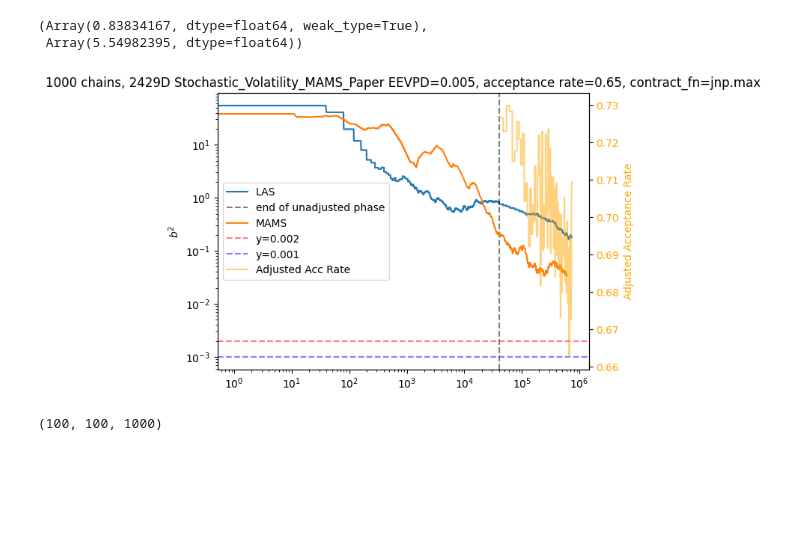
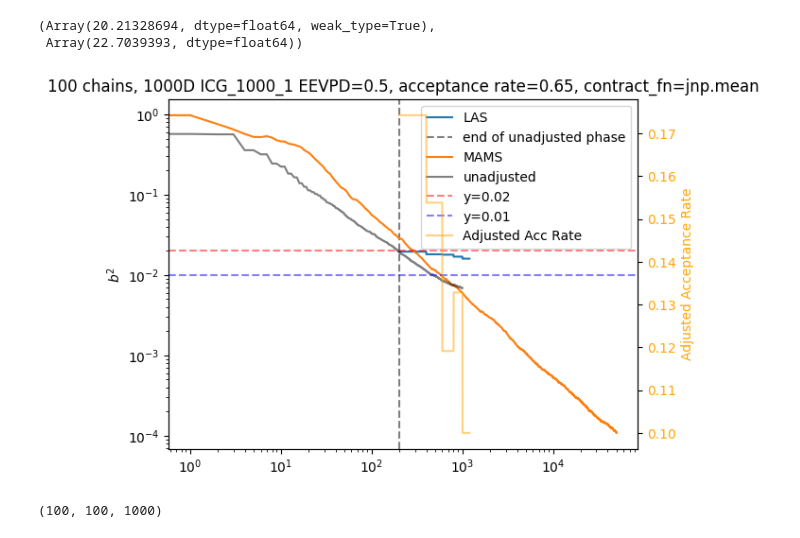
Before and after one commit to reubenharry/sampler-benchmarks, a Jupyter notebook: sampler-comparison/sampler_comparison/samplers/las.ipynb, the cells around one changed output. Saved outputs shown, nothing was run; the diff lists cells and outputs as text; code cells hidden in the pictures; blank space fills up the shorter version.

```diff
--- a/sampler-comparison/sampler_comparison/samplers/las.ipynb
+++ b/sampler-comparison/sampler_comparison/samplers/las.ipynb
@@ -293,8 +295,8 @@ def las(num_adjusted_steps, num_chains, diagonal_preconditioning=True, target_ac
 
     return s
 # %%
-model = stochastic_volatility_mams_paper
-# model = IllConditionedGaussian(ndims=1000, condition_number=1, eigenvalues='log')
+# model = stochastic_volatility_mams_paper
+model = IllConditionedGaussian(ndims=1000, condition_number=1, eigenvalues='log')
 # model = IllConditionedGaussian(ndims=2, condition_number=1, eigenvalues='log')
 # %%
 # run las on banana
@@ -342,29 +337,27 @@ adjusted_samples = jax.vmap(jax.vmap(model.default_event_space_bijector))(adjust
 # %%
+unadjusted_error_at_each_step = get_standardized_squared_error(
+    unadjusted_samples[None, :, :],
+    f=model.sample_transformations["square"].fn,
+    E_f=model.sample_transformations["square"].ground_truth_mean,
+    Var_f=model.sample_transformations["square"].ground_truth_standard_deviation**2,
+    contract_fn=jnp.mean
+    )[0]
 
 
-adjusted_error_at_each_step = ((((adjusted_samples**2).mean(axis=1) - model.sample_transformations["square"].ground_truth_mean[None, :])**2)/(model.sample_transformations["square"].ground_truth_standard_deviation[None, :]**2)).max(axis=-1)
+adjusted_error_at_each_step = ((((adjusted_samples**2).mean(axis=1) - model.sample_transformations["square"].ground_truth_mean[None, :])**2)/(model.sample_transformations["square"].ground_truth_standard_deviation[None, :]**2)).mean(axis=-1)
 
 # adjusted_error_at_each_step = np.concatenate([[0], adjusted_error_at_each_step])
-adjusted_error_at_each_step = np.repeat(adjusted_error_at_each_step, np.ceil(infos.num_integration_steps.mean(axis=1)).astype(jnp.int32)*num_chains*adjusted_num_grads_per_integrator_step)
+adjusted_error_at_each_step = np.repeat(np.concatenate([np.array([unadjusted_error_at_each_step[num_chains]]), adjusted_error_at_each_step[:-1]]), np.ceil(infos.num_integration_steps.mean(axis=1)).astype(jnp.int32)*num_chains*adjusted_num_grads_per_integrator_step)
 
 adjusted_acc_rate_at_each_step = np.repeat(infos.acceptance_rate.mean(axis=1), np.ceil(infos.num_integration_steps.mean(axis=1)).astype(jnp.int32)*num_chains*adjusted_num_grads_per_integrator_step)
 
 
 
-# cumulative_adjusted_error_at_each_step = np.cumsum(adjusted_error_at_each_step)/np.arange(1, adjusted_error_at_each_step.shape[0]+1)
-
-unadjusted_error_at_each_step = get_standardized_squared_error(
-    unadjusted_samples[None, :, :],
-    f=model.sample_transformations["square"].fn,
-    E_f=model.sample_transformations["square"].ground_truth_mean,
-    Var_f=model.sample_transformations["square"].ground_truth_standard_deviation**2,
-    contract_fn=jnp.max
-    )[0]
-
 unadjusted_error_at_each_step = np.repeat(unadjusted_error_at_each_step, unadjusted_num_grads_per_step)
 
 
-full = np.concatenate([unadjusted_error_at_each_step, adjusted_error_at_each_step])
+transition_point = num_chains * unadjusted_num_grads_per_step
+full = np.concatenate([np.ones((transition_point))+np.nan, adjusted_error_at_each_step])
 # %%
 from sampler_comparison.samplers.microcanonicalmontecarlo.adjusted import (
     adjusted_mclmc,
@@ -381,71 +374,72 @@ mams_samples, mams_infos = sampler(
     model=model,
     key=jax.random.key(0),
     initial_position=jax.random.normal(jax.random.key(0), shape=(model.ndims,)),
-    num_steps=100000
+    num_steps=50000
 )
 # %%
 mams_infos['step_size'], mams_infos['L']
 # infos.acceptance_rate.mean(axis=1)[4].item()
 # unadjusted_num_grads_per_step
 # %% [output]
-(Array(0.83834167, dtype=float64, weak_type=True),
- Array(5.54982395, dtype=float64))
+(Array(20.21328694, dtype=float64, weak_type=True),
+ Array(22.7039393, dtype=float64))
 # %%
 mams_adjusted_error_at_each_step = get_standardized_squared_error(
     mams_samples[None, :, :],
     f=model.sample_transformations["square"].fn,
     E_f=model.sample_transformations["square"].ground_truth_mean,
     Var_f=model.sample_transformations["square"].ground_truth_standard_deviation**2,
-    contract_fn=jnp.max
+    contract_fn=jnp.mean
     )[0]
 
 mams_adjusted_error_at_each_step = np.repeat(mams_adjusted_error_at_each_step, mams_infos['num_grads_per_proposal'].astype(jnp.int32))
 # %%
 
-cutoff = 0 * unadjusted_num_grads_per_step
+# cutoff = 0 * unadjusted_num_grads_per_step
 
 fig, ax1 = plt.subplots()
 
 # Plot on primary y-axis (ax1)
-l1 = ax1.plot(full[cutoff:], label='LAS')[0]
+l1 = ax1.plot(full, label='LAS')[0]
 ax1.set_yscale('log')
 ax1.set_xscale('log')
 # Vertical line at the end of the unadjusted phase
-ax1.axvline(x=unadjusted_error_at_each_step.shape[0] - cutoff, color='black', linestyle='--', alpha=0.5, label='end of unadjusted phase')
+ax1.axvline(x=transition_point, color='black', linestyle='--', alpha=0.5, label='end of unadjusted phase')
 # Plot MAMS error on ax1
 l2 = ax1.plot(mams_adjusted_error_at_each_step, label='MAMS')[0]
+ax1.plot(unadjusted_error_at_each_step, label='unadjusted', color='black', alpha=0.5)
 # Horizontal reference line
 l3 = ax1.axhline(y=2/num_chains, color='red', linestyle='--', alpha=0.5, label=f'y={2/num_chains}')
 l3 = ax1.axhline(y=1/num_chains, color='blue', linestyle='--', alpha=0.5, label=f'y={1/num_chains}')
 ax1.set_ylabel('$b^2$')
-ax1.set_title(f"{num_chains} chains, {model.ndims}D {model.name} EEVPD={target_eevpd}, acceptance rate={target_acceptance_rate}, contract_fn=jnp.max")
+ax1.set_title(f"{num_chains} chains, {model.ndims}D {model.name} EEVPD={target_eevpd}, acceptance rate={target_acceptance_rate}, contract_fn=jnp.mean")
 
 
 
 # Setup secondary y-axis (ax2)
 ax2 = ax1.twinx()
 # only dots, not connected
-ys = np.concatenate([np.zeros((unadjusted_error_at_each_step.shape[0]+1))+jnp.nan, adjusted_acc_rate_at_each_step])
+ys = np.concatenate([np.zeros((transition_point+1))+jnp.nan, adjusted_acc_rate_at_each_step])
 l4 = ax2.plot(ys,
 
     color='orange',
     label='Adjusted Acc Rate',
     alpha=0.5
 
 
     )[0]
 
 ax2.set_ylabel('Adjusted Acceptance Rate', color='orange')
 ax2.tick_params(axis='y', labelcolor='orange')
 
 # Combine all legend handles
 handles1, labels1 = ax1.get_legend_handles_labels()
 handles2, labels2 = ax2.get_legend_handles_labels()
 ax1.legend(handles1 + handles2, labels1 + labels2, loc='best')
 
 plt.show()
 # %% [output]
-[figure, old version]
+[figure, new version]
 # %%
 # adjusted_samples.shape
 # %% [output]
```
Also changed, not shown: parts of 6 cells of this notebook.
